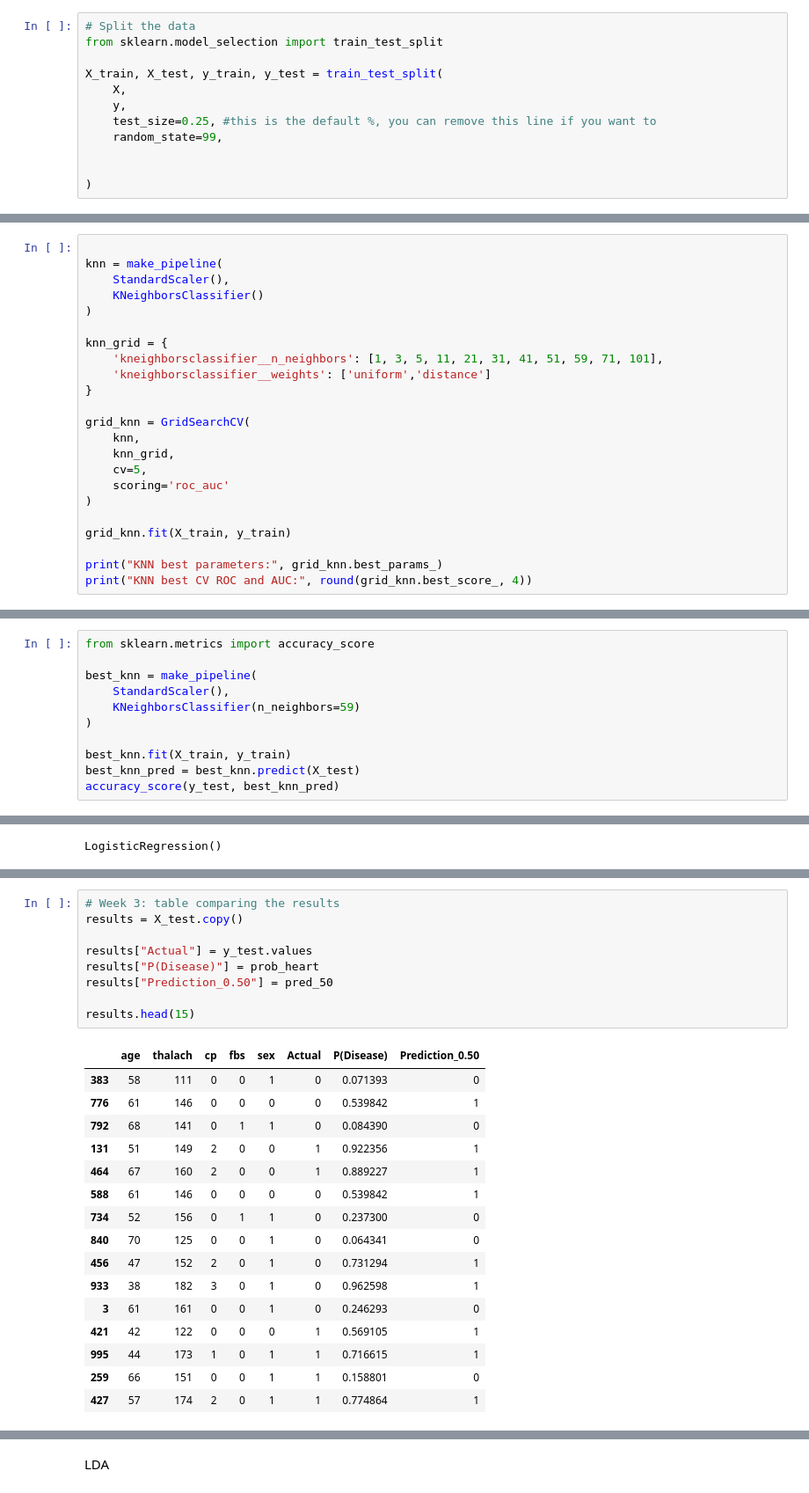
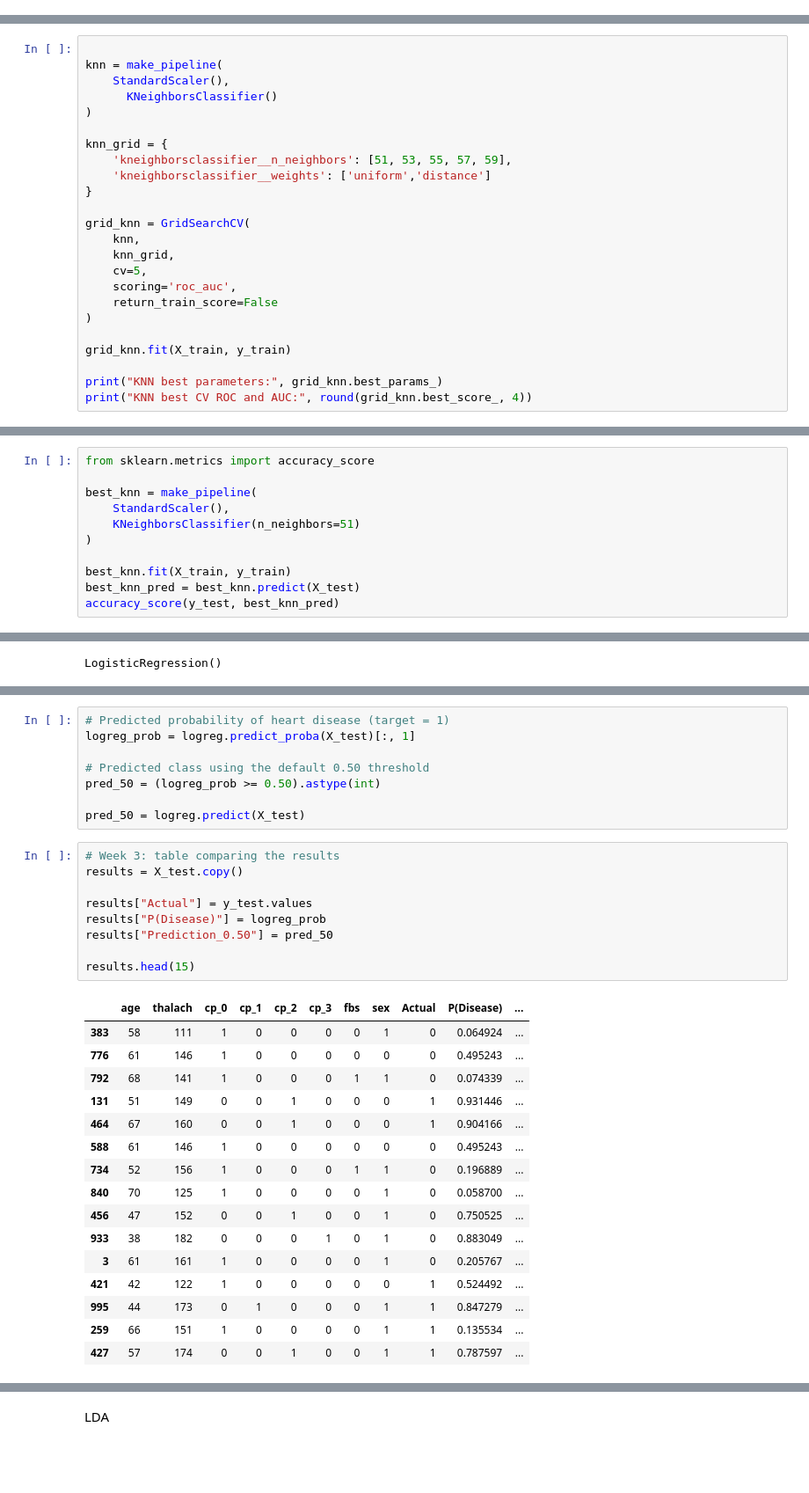
Before and after one commit to cpt0/data201-labs, a Jupyter notebook: data201-Project1/PROJECT_three_.ipynb, the cells around one changed output, grey strips where cells are left out. Shown at 88% size. Saved outputs shown, nothing was run; the diff lists cells and outputs as text; blank space fills up the shorter version.

```diff
--- a/data201-Project1/PROJECT_three_.ipynb
+++ b/data201-Project1/PROJECT_three_.ipynb
@@ -205,18 +226,6 @@ X_train, X_test, y_train, y_test = train_test_split(
     random_state=99,
 
 )
-# %%
-# Split the data
-from sklearn.model_selection import train_test_split
-
-X_train, X_test, y_train, y_test = train_test_split(
-    X,
-    y,
-    test_size=0.25, #this is the default %, you can remove this line if you want to
-    random_state=99,
-
-
-)
 # %%
 # Build preprocessing steps
 preprocess = make_pipeline(
@@ -263,11 +272,11 @@ np.float64(0.7655971479500892)
 
 knn = make_pipeline(
     StandardScaler(),
-    KNeighborsClassifier()
+      KNeighborsClassifier()
 )
 
 knn_grid = {
-    'kneighborsclassifier__n_neighbors': [1, 3, 5, 11, 21, 31, 41, 51, 59, 71, 101],
+    'kneighborsclassifier__n_neighbors': [51, 53, 55, 57, 59],
     'kneighborsclassifier__weights': ['uniform','distance']
 }
 
@@ -275,7 +284,8 @@ grid_knn = GridSearchCV(
     knn,
     knn_grid,
     cv=5,
-    scoring='roc_auc'
+    scoring='roc_auc',
+    return_train_score=False
 )
 
 grid_knn.fit(X_train, y_train)
@@ -330,7 +340,7 @@ from sklearn.metrics import accuracy_score
 
 best_knn = make_pipeline(
     StandardScaler(),
-    KNeighborsClassifier(n_neighbors=59)
+    KNeighborsClassifier(n_neighbors=51)
 )
 
 best_knn.fit(X_train, y_train)
@@ -421,29 +425,37 @@ pred_50 = logreg.predict(X_test)
+# %%
+# Predicted probability of heart disease (target = 1)
+logreg_prob = logreg.predict_proba(X_test)[:, 1]
+
+# Predicted class using the default 0.50 threshold
+pred_50 = (logreg_prob >= 0.50).astype(int)
+
+pred_50 = logreg.predict(X_test)
 # %%
 # Week 3: table comparing the results
 results = X_test.copy()
 
 results["Actual"] = y_test.values
-results["P(Disease)"] = prob_heart
+results["P(Disease)"] = logreg_prob
 results["Prediction_0.50"] = pred_50
 
 results.head(15)
 # %% [output]
-|  | age | thalach | cp | fbs | sex | Actual | P(Disease) | Prediction_0.50 |
-| 383 | 58 | 111 | 0 | 0 | 1 | 0 | 0.071393 | 0 |
-| 776 | 61 | 146 | 0 | 0 | 0 | 0 | 0.539842 | 1 |
-| 792 | 68 | 141 | 0 | 1 | 1 | 0 | 0.084390 | 0 |
-| 131 | 51 | 149 | 2 | 0 | 0 | 1 | 0.922356 | 1 |
-| 464 | 67 | 160 | 2 | 0 | 0 | 1 | 0.889227 | 1 |
-| 588 | 61 | 146 | 0 | 0 | 0 | 0 | 0.539842 | 1 |
-| 734 | 52 | 156 | 0 | 1 | 1 | 0 | 0.237300 | 0 |
-| 840 | 70 | 125 | 0 | 0 | 1 | 0 | 0.064341 | 0 |
-| 456 | 47 | 152 | 2 | 0 | 1 | 0 | 0.731294 | 1 |
-| 933 | 38 | 182 | 3 | 0 | 1 | 0 | 0.962598 | 1 |
-| 3 | 61 | 161 | 0 | 0 | 1 | 0 | 0.246293 | 0 |
-| 421 | 42 | 122 | 0 | 0 | 0 | 1 | 0.569105 | 1 |
-| 995 | 44 | 173 | 1 | 0 | 1 | 1 | 0.716615 | 1 |
-| 259 | 66 | 151 | 0 | 0 | 1 | 1 | 0.158801 | 0 |
-| 427 | 57 | 174 | 2 | 0 | 1 | 1 | 0.774864 | 1 |
+|  | age | thalach | cp_0 | cp_1 | cp_2 | cp_3 | fbs | sex | Actual | P(Disease) | ... |
+| 383 | 58 | 111 | 1 | 0 | 0 | 0 | 0 | 1 | 0 | 0.064924 | ... |
+| 776 | 61 | 146 | 1 | 0 | 0 | 0 | 0 | 0 | 0 | 0.495243 | ... |
+| 792 | 68 | 141 | 1 | 0 | 0 | 0 | 1 | 1 | 0 | 0.074339 | ... |
+| 131 | 51 | 149 | 0 | 0 | 1 | 0 | 0 | 0 | 1 | 0.931446 | ... |
+| 464 | 67 | 160 | 0 | 0 | 1 | 0 | 0 | 0 | 1 | 0.904166 | ... |
+| 588 | 61 | 146 | 1 | 0 | 0 | 0 | 0 | 0 | 0 | 0.495243 | ... |
+| 734 | 52 | 156 | 1 | 0 | 0 | 0 | 1 | 1 | 0 | 0.196889 | ... |
+| 840 | 70 | 125 | 1 | 0 | 0 | 0 | 0 | 1 | 0 | 0.058700 | ... |
+| 456 | 47 | 152 | 0 | 0 | 1 | 0 | 0 | 1 | 0 | 0.750525 | ... |
+| 933 | 38 | 182 | 0 | 0 | 0 | 1 | 0 | 1 | 0 | 0.883049 | ... |
+| 3 | 61 | 161 | 1 | 0 | 0 | 0 | 0 | 1 | 0 | 0.205767 | ... |
+| 421 | 42 | 122 | 1 | 0 | 0 | 0 | 0 | 0 | 1 | 0.524492 | ... |
+| 995 | 44 | 173 | 0 | 1 | 0 | 0 | 0 | 1 | 1 | 0.847279 | ... |
+| 259 | 66 | 151 | 1 | 0 | 0 | 0 | 0 | 1 | 1 | 0.135534 | ... |
+| 427 | 57 | 174 | 0 | 0 | 1 | 0 | 0 | 1 | 1 | 0.787597 | ... |
 # %%
 from sklearn.metrics import confusion_matrix
 
```
Also changed, not shown: parts of 38 cells of this notebook.
